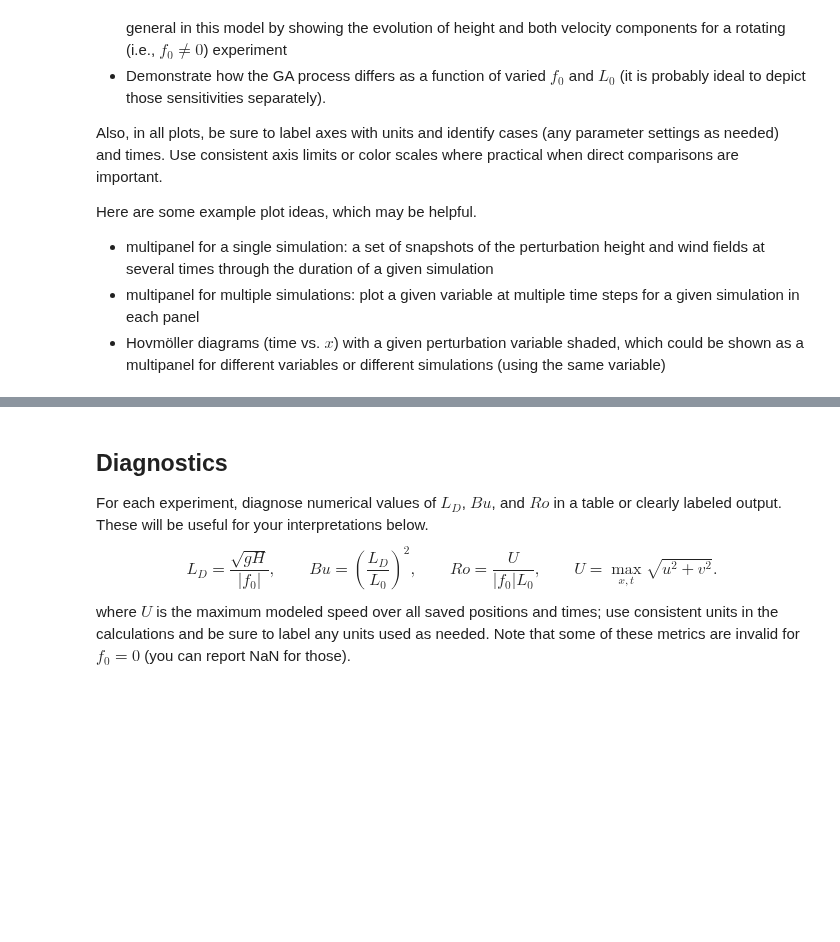
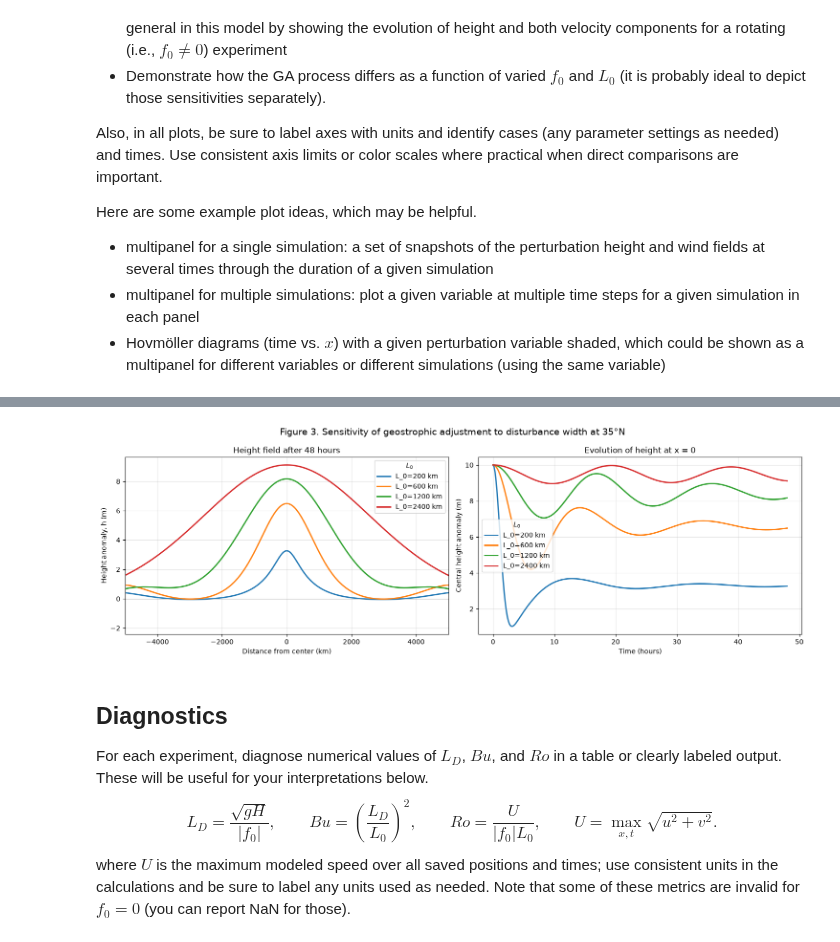
Before and after one commit to IanShank-OU/metr5003, a Jupyter notebook: lab2_geostrophic_adjustment.ipynb, the cells around one changed output, grey strips where cells are left out. Cells and saved outputs as stored; diff of their text form; code cells hidden in the pictures; blank space fills up the shorter version.

```diff
--- a/lab2_geostrophic_adjustment.ipynb
+++ b/lab2_geostrophic_adjustment.ipynb
@@ -245,3 +411,52 @@ Here are some example plot ideas, which may be helpful.
+# %%
+# Figure 3: Sensitivity to initial disturbance width L_0
+
+fig, axes = plt.subplots(1, 2, figsize=(15, 5))
+
+# Left panel: final height profiles
+for case_name, run in width_runs.items():
+    axes[0].plot(
+        run["x"] / 1000,
+        run["h"][-1],
+        linewidth=2,
+        label=case_name
+    )
+
+axes[0].axhline(0, color="gray", linewidth=0.7)
+axes[0].set_xlim(-5000, 5000)
+axes[0].set_xlabel("Distance from center (km)")
+axes[0].set_ylabel("Height anomaly, h (m)")
+axes[0].set_title("Height field after 48 hours")
+axes[0].legend(title="$L_0$")
+axes[0].grid(alpha=0.3)
+
+
+# Right panel: height at the center over time
+for case_name, run in width_runs.items():
+    center_index = len(run["x"]) // 2
+
+    axes[1].plot(
+        run["time"] / 3600,
+        run["h"][:, center_index],
+        linewidth=2,
+        label=case_name
+    )
+
+axes[1].set_xlabel("Time (hours)")
+axes[1].set_ylabel("Central height anomaly (m)")
+axes[1].set_title("Evolution of height at x = 0")
+axes[1].legend(title="$L_0$")
+axes[1].grid(alpha=0.3)
+
+fig.suptitle(
+    "Figure 3. Sensitivity of geostrophic adjustment to disturbance width at 35°N",
+    fontsize=14
+)
+
+plt.tight_layout()
+plt.show()
+# %% [output]
+[figure, added]
 # %% [markdown]
 ## Diagnostics
 
```
Also changed, not shown: parts of 9 cells of this notebook.
